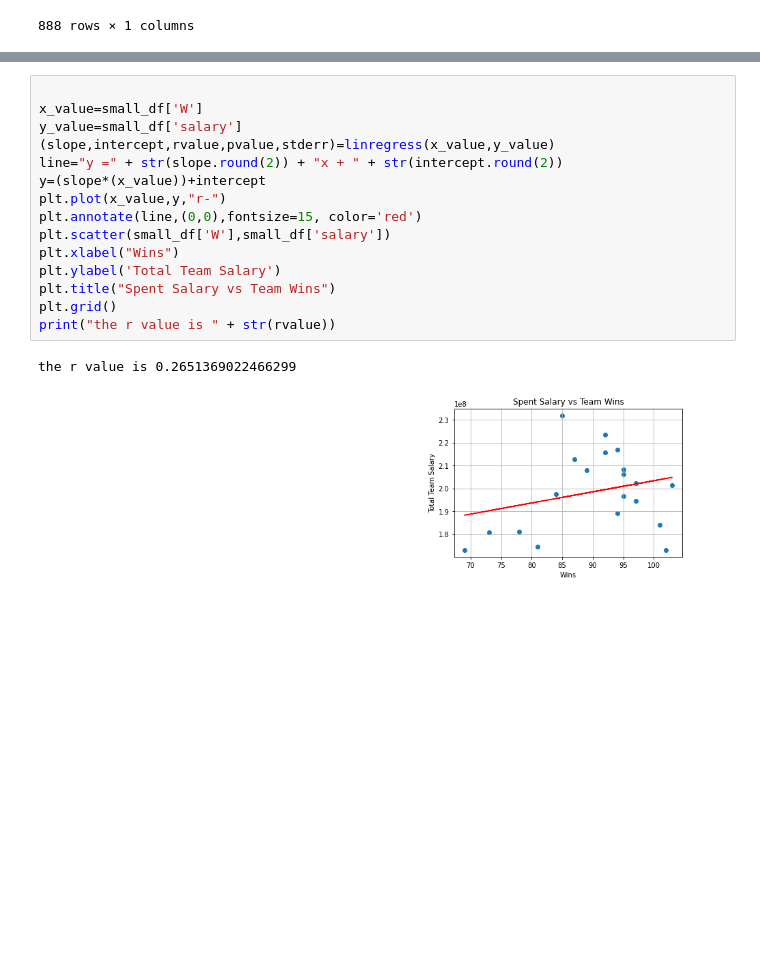
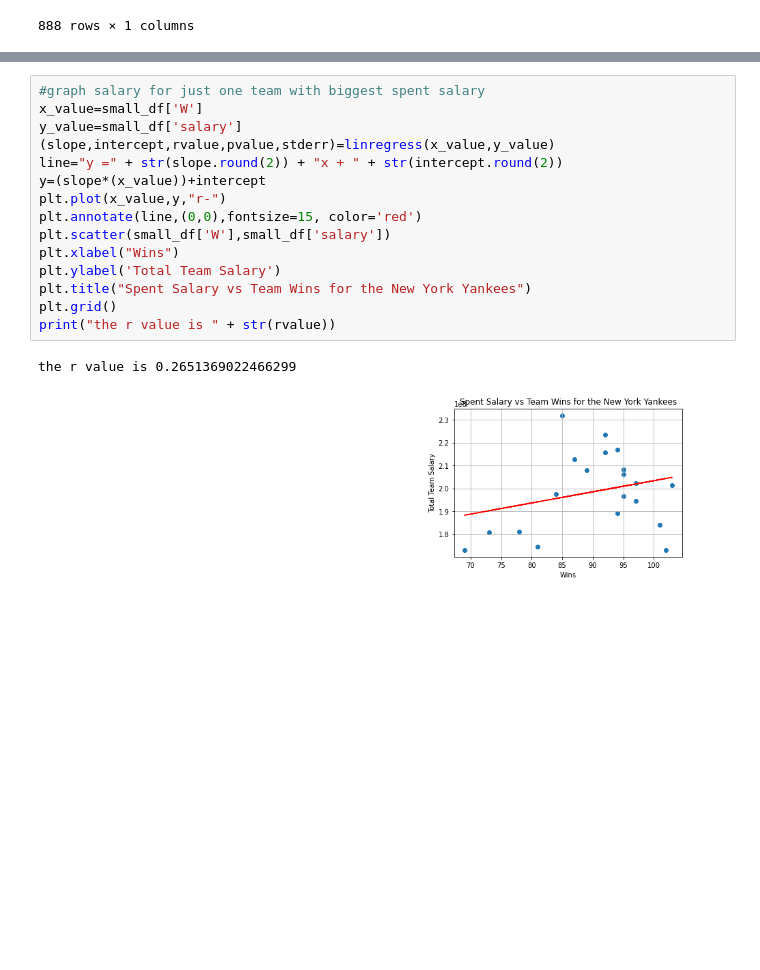
Before and after one commit to mgood13/data_analytics_project1, a Jupyter notebook: Salaries_versus_teamWins.ipynb, the cells around one changed output, grey strips where cells are left out. Drawn from its saved outputs; the diff is of its cells as text.

```diff
--- a/Question1.ipynb
+++ b/Salaries_versus_teamWins.ipynb
@@ -183,20 +193,20 @@ print("the r value is " + str(rvalue))
 the r value is 0.2995794485462569
 [figure]
 # %%
-
+#graph salary for just one team with biggest spent salary
 x_value=small_df['W']
 y_value=small_df['salary']
 (slope,intercept,rvalue,pvalue,stderr)=linregress(x_value,y_value)
 line="y =" + str(slope.round(2)) + "x + " + str(intercept.round(2))
 y=(slope*(x_value))+intercept
 plt.plot(x_value,y,"r-")
 plt.annotate(line,(0,0),fontsize=15, color='red')
 plt.scatter(small_df['W'],small_df['salary'])
 plt.xlabel("Wins")
 plt.ylabel('Total Team Salary')
-plt.title("Spent Salary vs Team Wins")
+plt.title("Spent Salary vs Team Wins for the New York Yankees")
 plt.grid()
 print("the r value is " + str(rvalue))
 # %% [output]
 the r value is 0.2651369022466299
-[figure, old version]
+[figure, new version]
```
Also changed, not shown: parts of 12 cells of this notebook.
